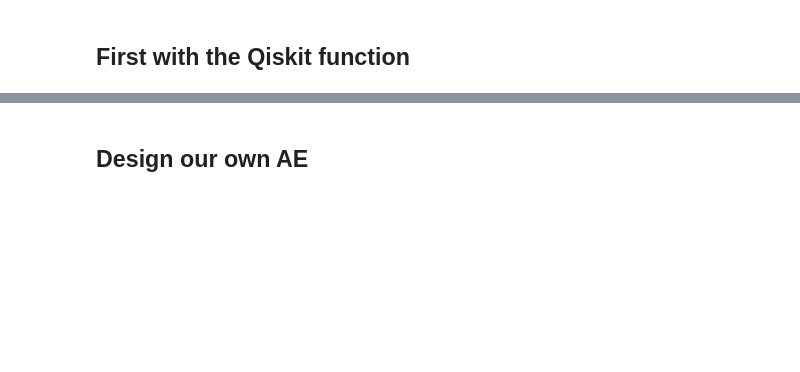
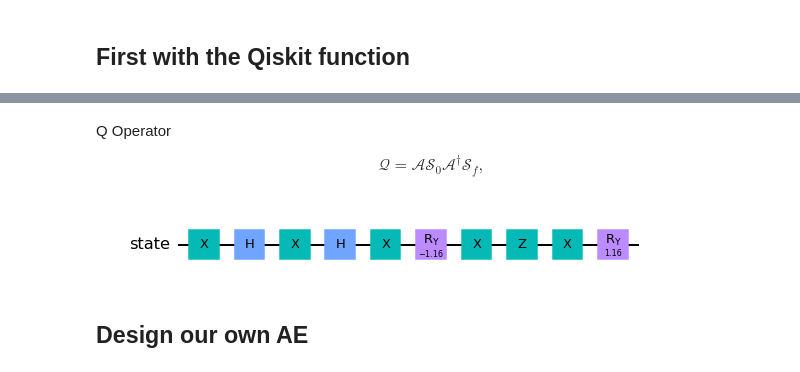
Before and after one commit to sergiogh/upc_credit_risk, a Jupyter notebook: Amplitude Estimation v2.ipynb, the cells around one changed output, grey strips where cells are left out. Cells and saved outputs as stored; diff of their text form; code cells hidden in the pictures; blank space fills up the shorter version.

```diff
--- a/Amplitude Estimation v2.ipynb
+++ b/Amplitude Estimation v2.ipynb
@@ -51,2 +54,10 @@ ae._circuit.draw('mpl')
+# %% [markdown]
+Q Operator
+
+$$ \mathcal{Q} = \mathcal{A} \mathcal{S}_0 \mathcal{A}^\dagger \mathcal{S}_f, $$
+# %%
+ae.grover_operator.draw('mpl')
+# %% [output]
+[figure, added]
 # %% [markdown]
 ## Design our own AE
```
Also changed, not shown: parts of 13 cells of this notebook, 1 other file.
